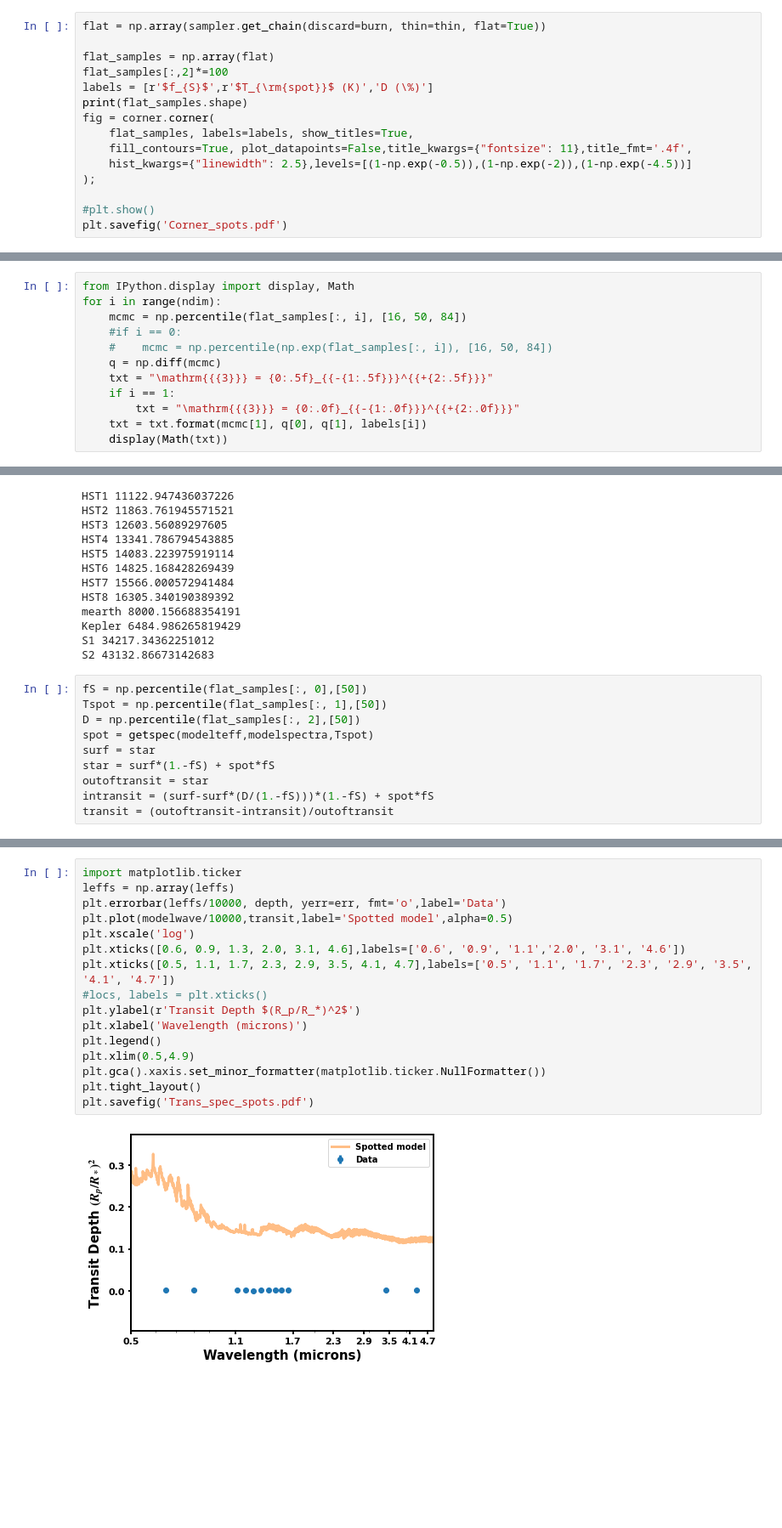
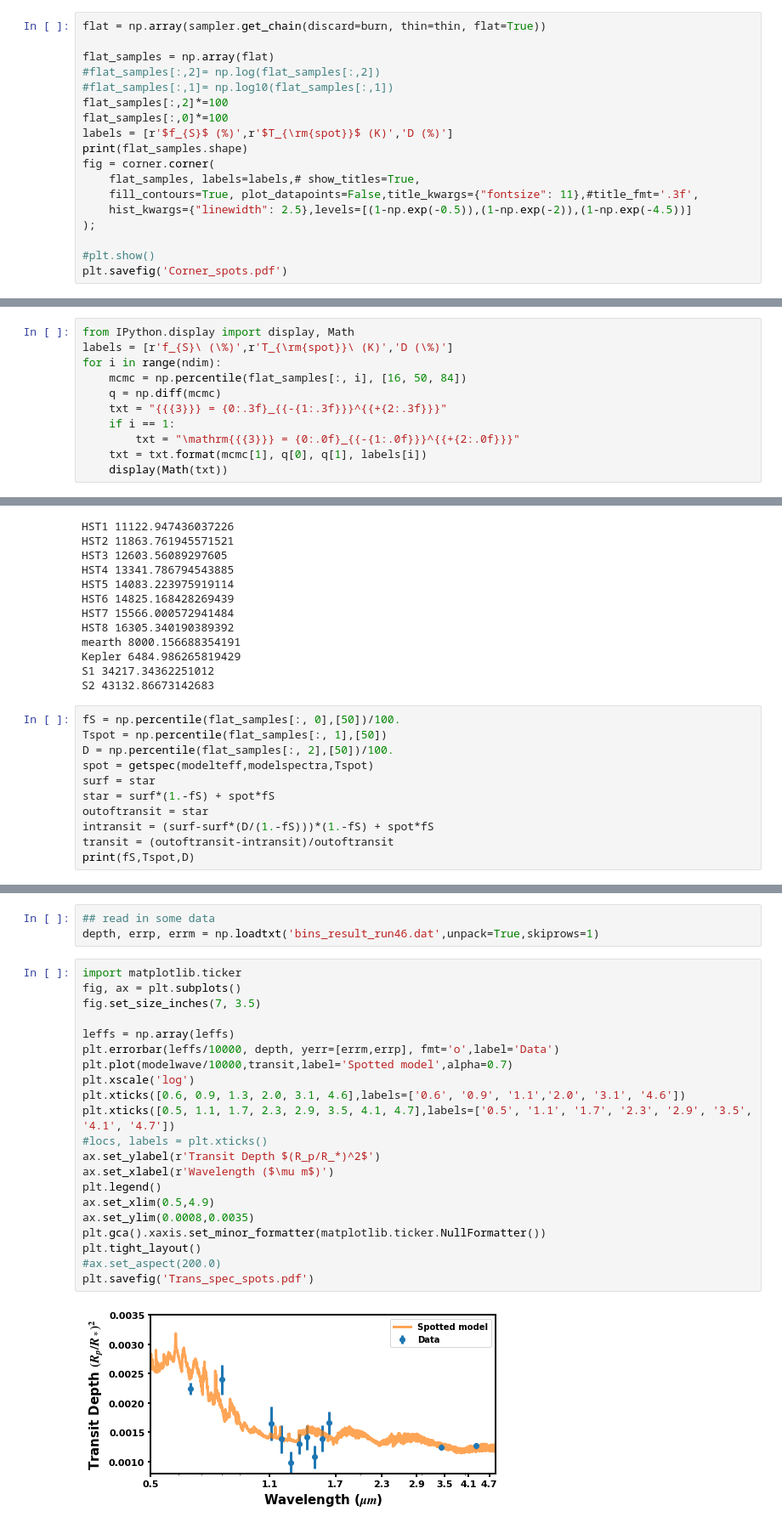
Before and after one commit to awmann/K233Spots, a Jupyter notebook: TransitLightSource.ipynb, the cells around one changed output, grey strips where cells are left out. Shown at 85% size. Saved outputs shown, nothing was run; the diff lists cells and outputs as text; blank space fills up the shorter version.

Commit message:
plotting

```diff
--- a/TransitLightSource.ipynb
+++ b/TransitLightSource.ipynb
@@ -393,12 +396,15 @@ done
 flat = np.array(sampler.get_chain(discard=burn, thin=thin, flat=True))
 
 flat_samples = np.array(flat)
+#flat_samples[:,2]= np.log(flat_samples[:,2])
+#flat_samples[:,1]= np.log10(flat_samples[:,1])
 flat_samples[:,2]*=100
-labels = [r'$f_{S}$',r'$T_{\rm{spot}}$ (K)','D (\%)']
+flat_samples[:,0]*=100
+labels = [r'$f_{S}$ (%)',r'$T_{\rm{spot}}$ (K)','D (%)']
 print(flat_samples.shape)
 fig = corner.corner(
-    flat_samples, labels=labels, show_titles=True,
-    fill_contours=True, plot_datapoints=False,title_kwargs={"fontsize": 11},title_fmt='.4f',
+    flat_samples, labels=labels,# show_titles=True,
+    fill_contours=True, plot_datapoints=False,title_kwargs={"fontsize": 11},#title_fmt='.3f',
     hist_kwargs={"linewidth": 2.5},levels=[(1-np.exp(-0.5)),(1-np.exp(-2)),(1-np.exp(-4.5))]
 );
 
@@ -425,11 +431,10 @@ plt.savefig('Walkers.pdf')
 # %%
 from IPython.display import display, Math
+labels = [r'f_{S}\ (\%)',r'T_{\rm{spot}}\ (K)','D (\%)']
 for i in range(ndim):
     mcmc = np.percentile(flat_samples[:, i], [16, 50, 84])
-    #if i == 0:
-    #    mcmc = np.percentile(np.exp(flat_samples[:, i]), [16, 50, 84])
     q = np.diff(mcmc)
-    txt = "\mathrm{{{3}}} = {0:.5f}_{{-{1:.5f}}}^{{+{2:.5f}}}"
+    txt = "{{{3}}} = {0:.3f}_{{-{1:.3f}}}^{{+{2:.3f}}}"
     if i == 1:
         txt = "\mathrm{{{3}}} = {0:.0f}_{{-{1:.0f}}}^{{+{2:.0f}}}"
     txt = txt.format(mcmc[1], q[0], q[1], labels[i])
@@ -471,12 +476,13 @@ Kepler 6484.986265819429
 S1 34217.34362251012
 S2 43132.86673142683
 # %%
-fS = np.percentile(flat_samples[:, 0],[50])
+fS = np.percentile(flat_samples[:, 0],[50])/100.
 Tspot = np.percentile(flat_samples[:, 1],[50])
-D = np.percentile(flat_samples[:, 2],[50])
+D = np.percentile(flat_samples[:, 2],[50])/100.
 spot = getspec(modelteff,modelspectra,Tspot)
 surf = star
 star = surf*(1.-fS) + spot*fS
 outoftransit = star
 intransit = (surf-surf*(D/(1.-fS)))*(1.-fS) + spot*fS
 transit = (outoftransit-intransit)/outoftransit
+print(fS,Tspot,D)
@@ -483,18 +491,26 @@ transit = (outoftransit-intransit)/outoftransit
+# %%
+## read in some data
+depth, errp, errm = np.loadtxt('bins_result_run46.dat',unpack=True,skiprows=1)
 # %%
 import matplotlib.ticker
+fig, ax = plt.subplots()
+fig.set_size_inches(7, 3.5)
+
 leffs = np.array(leffs)
-plt.errorbar(leffs/10000, depth, yerr=err, fmt='o',label='Data')
-plt.plot(modelwave/10000,transit,label='Spotted model',alpha=0.5)
+plt.errorbar(leffs/10000, depth, yerr=[errm,errp], fmt='o',label='Data')
+plt.plot(modelwave/10000,transit,label='Spotted model',alpha=0.7)
 plt.xscale('log')
 plt.xticks([0.6, 0.9, 1.3, 2.0, 3.1, 4.6],labels=['0.6', '0.9', '1.1','2.0', '3.1', '4.6'])
 plt.xticks([0.5, 1.1, 1.7, 2.3, 2.9, 3.5, 4.1, 4.7],labels=['0.5', '1.1', '1.7', '2.3', '2.9', '3.5', '4.1', '4.7'])
 #locs, labels = plt.xticks()
-plt.ylabel(r'Transit Depth $(R_p/R_*)^2$')
-plt.xlabel('Wavelength (microns)')
+ax.set_ylabel(r'Transit Depth $(R_p/R_*)^2$')
+ax.set_xlabel(r'Wavelength ($\mu m$)')
 plt.legend()
-plt.xlim(0.5,4.9)
+ax.set_xlim(0.5,4.9)
+ax.set_ylim(0.0008,0.0035)
 plt.gca().xaxis.set_minor_formatter(matplotlib.ticker.NullFormatter())
 plt.tight_layout()
+#ax.set_aspect(200.0)
 plt.savefig('Trans_spec_spots.pdf')
 # %% [output]
-[figure, old version]
+[figure, new version]
```
Also changed, not shown: parts of 8 cells of this notebook, 2 other files.
